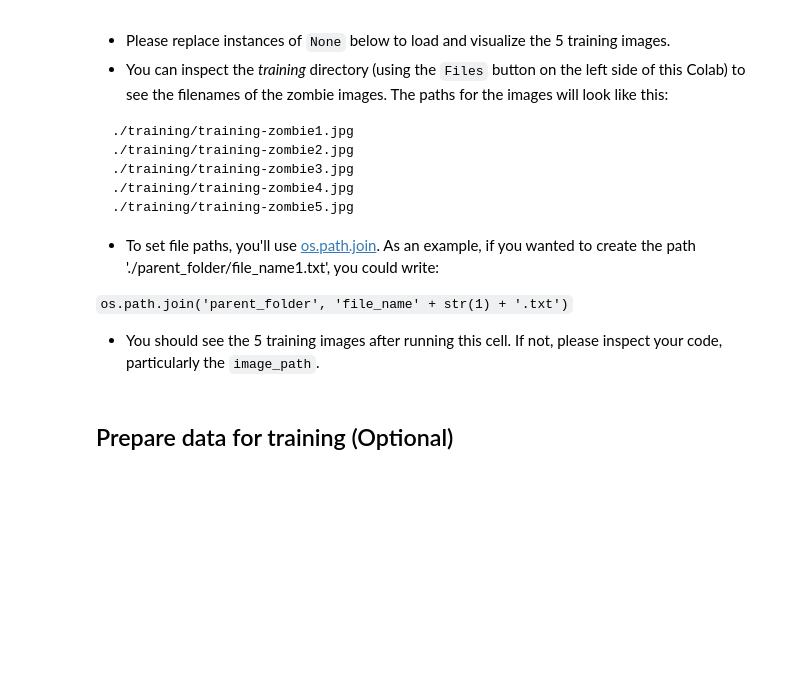
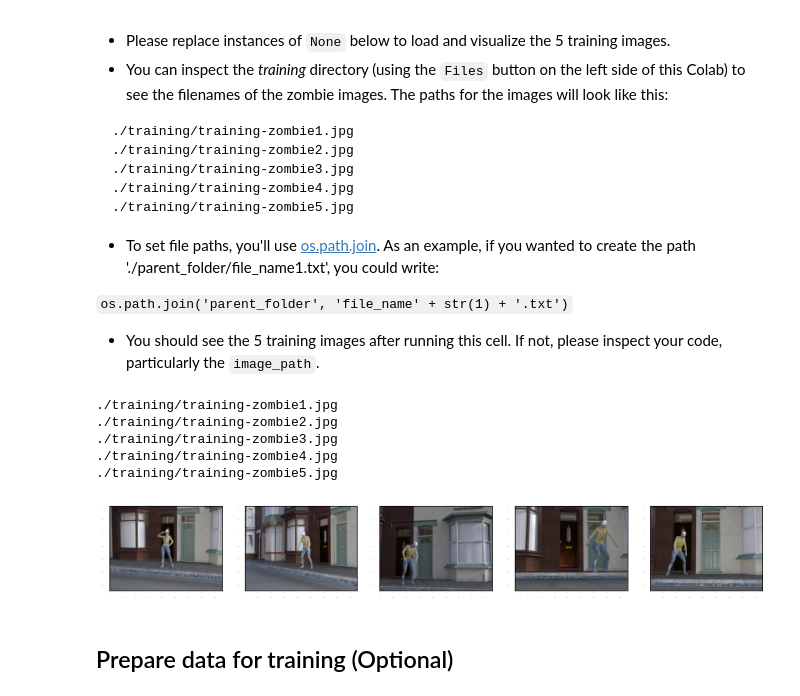
Before and after one commit to alimogharrebi/Deep_Learning_Projects, a Jupyter notebook: Object_Detection_examples_(Zombie_Detector).ipynb, the cells around one changed output. Drawn from its saved outputs; the diff is of its cells as text; code cells hidden in the pictures; blank space fills up the shorter version.

Commit message:
Object Detection examples (Zombie_Detector)

```diff
--- a/Object_Detection_examples_(Zombie_Detector).ipynb
+++ b/Object_Detection_examples_(Zombie_Detector).ipynb
@@ -250,35 +290,42 @@ Next, you'll want to inspect the images that you just downloaded.
 train_image_dir = './training'
 
 # declare an empty list
-train_images_np = None
+train_images_np = []
 
 # run a for loop for each image
 for i in range(1, 6):
 
     # define the path (string) for each image
-    image_path = os.path.join(None)
+    image_path = os.path.join(train_image_dir,'training-zombie'+str(i)+'.jpg')
     print(image_path)
 
     # load images into numpy arrays and append to a list
     train_images_np.append(load_image_into_numpy_array(image_path))
 ### END CODE HERE ###
 
 # configure plot settings via rcParams
 plt.rcParams['axes.grid'] = False
 plt.rcParams['xtick.labelsize'] = False
 plt.rcParams['ytick.labelsize'] = False
 plt.rcParams['xtick.top'] = False
 plt.rcParams['xtick.bottom'] = False
 plt.rcParams['ytick.left'] = False
 plt.rcParams['ytick.right'] = False
 plt.rcParams['figure.figsize'] = [14, 7]
 
 # plot images
 for idx, train_image_np in enumerate(train_images_np):
     plt.subplot(1, 5, idx+1)
     plt.imshow(train_image_np)
 
 plt.show()
+# %% [output]
+./training/training-zombie1.jpg
+./training/training-zombie2.jpg
+./training/training-zombie3.jpg
+./training/training-zombie4.jpg
+./training/training-zombie5.jpg
+[figure, added]
 # %% [markdown]
 <a name='gt_boxes_definition'></a>
 ## Prepare data for training (Optional)
```
Also changed, not shown: parts of 48 cells of this notebook.
